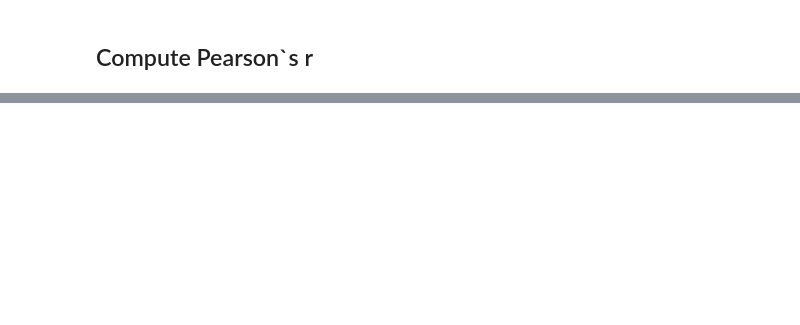
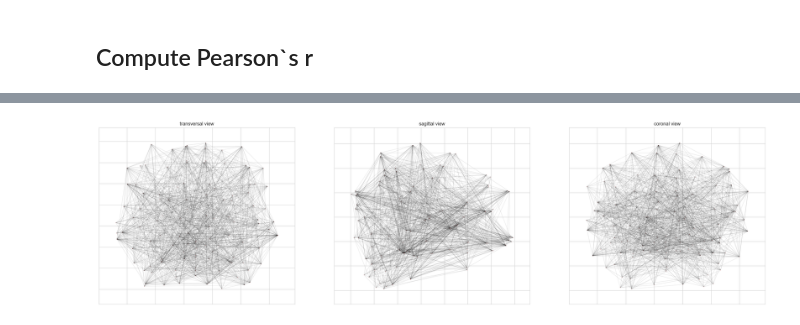
Before and after one commit to lukasbehammer/Clustering-of-HCP-Unrelated-100-Subjects-by-ROI-Correlations-in-Resting-State, a Jupyter notebook: Clustering of HCP Unrelated 100 Subjects by ROI-Correlations in Resting State.ipynb, the cells around one changed output, grey strips where cells are left out. Drawn from its saved outputs; the diff is of its cells as text; code cells hidden in the pictures; blank space fills up the shorter version.

```diff
--- a/Clustering of HCP Unrelated 100 Subjects by ROI-Correlations in Resting State.ipynb
+++ b/Clustering of HCP Unrelated 100 Subjects by ROI-Correlations in Resting State.ipynb
@@ -33,0 +76,26 @@ sns.heatmap(Rs[50], cmap='Spectral');
+# %%
+# set diagonal to 0 (no correlation of region with itself), compute absolute value to have only positive correlations and set all values <= threshold to 0
+for k in np.arange(len(correlation_matrices_per_patient)):
+    for l in np.arange(116):
+        correlation_matrices_per_patient[k][l,l] = 0
+correlation_matrices_per_patient_abs = np.abs(correlation_matrices_per_patient)
+correlation_matrices_per_patient_abs_thresh = correlation_matrices_per_patient_abs * (correlation_matrices_per_patient_abs>correlation_threshold)
+# %%
+# compute network graph
+graph = nx.from_numpy_array(correlation_matrices_per_patient_abs_thresh[timestamp])
+# %%
+# compute weights of connections based on correlation
+all_weights = []
+for (node1, node2, data) in graph.edges(data=True):
+    all_weights.append(correlation_matrices_per_patient_abs_thresh[timestamp][node1, node2])
+# %%
+# plot 2D network graph with custom positions
+fig, axs = plt.subplots(1, 3, figsize=(30, 8))
+views = [all_centroids[:, 0:2], all_centroids[:, 1:3], all_centroids[:, 0:3:2]]
+titles = ["transversal view", "sagittal view", "coronal view"]
+for ax_num, ax in enumerate(axs):
+    pos = views[ax_num]
+    nx.draw_networkx(graph, pos=pos, alpha=0.1, node_size=1, node_color="red", width=all_weights, with_labels=False, ax=ax)
+    ax.set_title(titles[ax_num])
+# %% [output]
+[figure, added]
```
Also changed, not shown: parts of 15 cells of this notebook, 1 other file.
